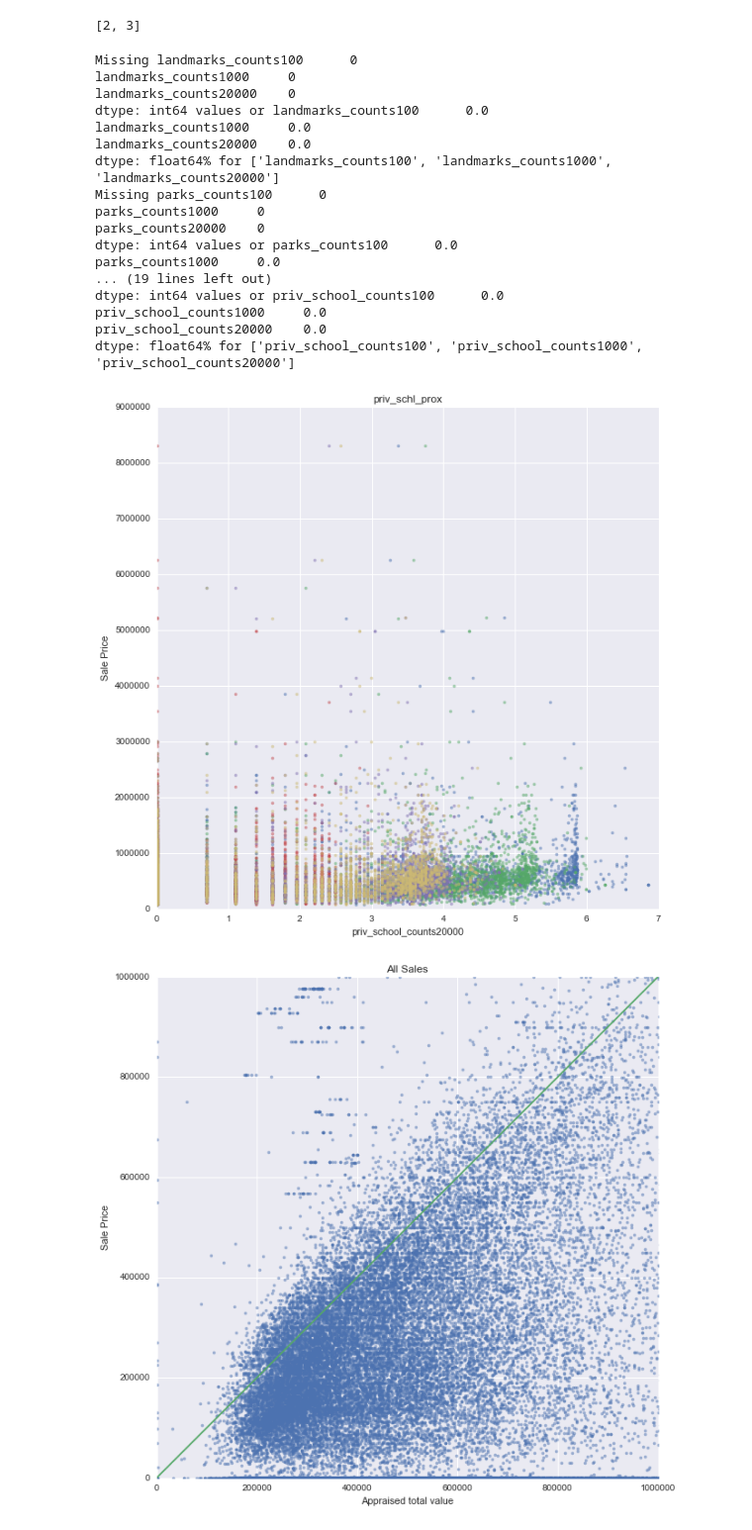
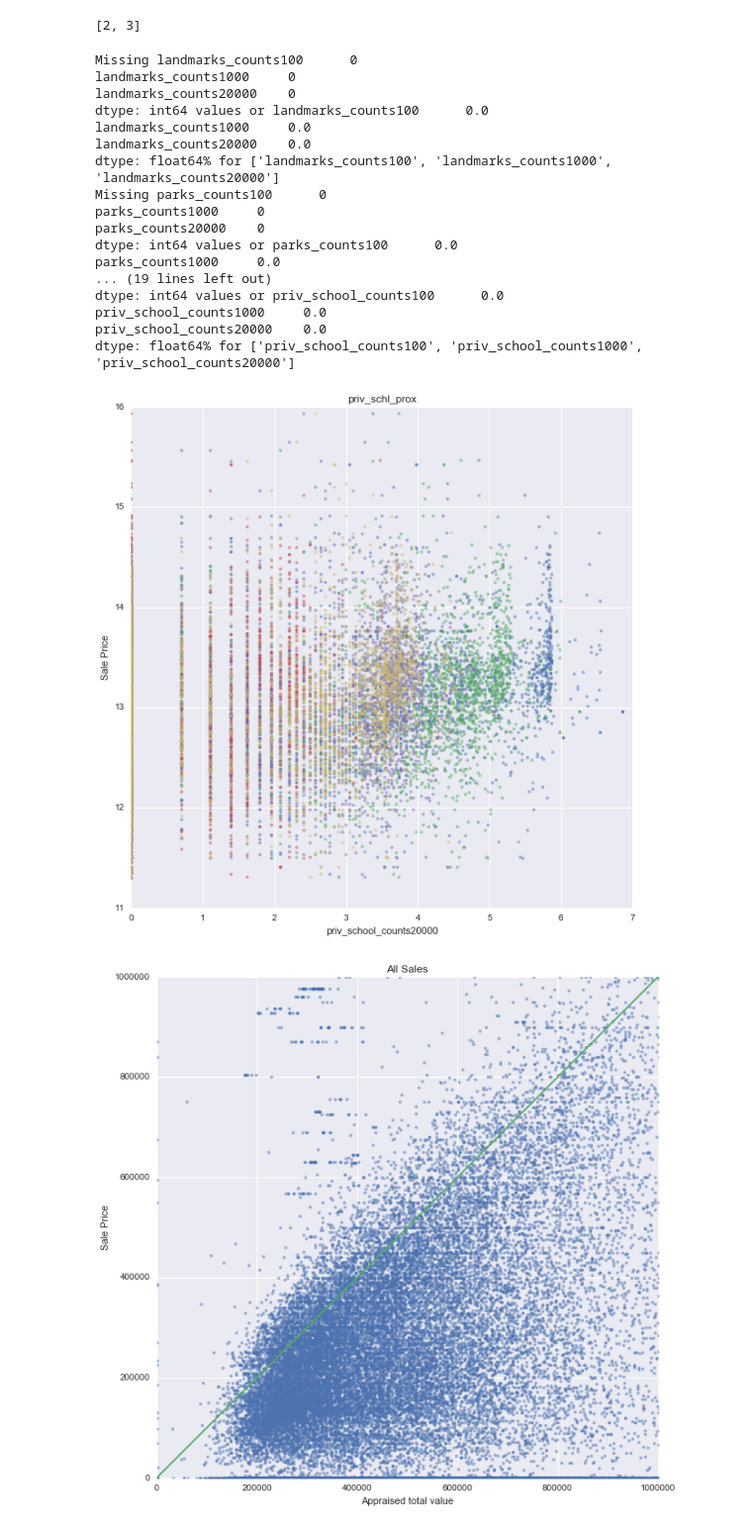
Before and after one commit to gavin-peterkin/king_county_property, a Jupyter notebook: notebooks/feature_development.ipynb, the cells around one changed output. Shown at 99% size. Cells and saved outputs as stored; diff of their text form; code cells hidden in the pictures.

```diff
--- a/notebooks/feature_development.ipynb
+++ b/notebooks/feature_development.ipynb
@@ -236,38 +236,38 @@ def plot_prox(df):
     for name, features in PROXIMITY_FEATURES.items():
         tmp_df = df[features].apply(lg_1)
         tmp_df['sale_price'] = df['sale_price']
-        plt.plot(tmp_df[features[-1]], tmp_df['sale_price'], '.', alpha=0.5)
+        plt.plot(tmp_df[features[-1]], np.log1p(tmp_df['sale_price']), '.', alpha=0.5)
         plt.title(name)
         plt.xlabel(features[-1])
         plt.ylabel('Sale Price')
         axes = plt.gca()
 #         axes.set_xlim([0,1e6])
 #         axes.set_ylim([0,1e6])
 #         plt.clf()
 
 plot_prox(parcel)
 
 # There seems to be a slight correlation especially with the 1000 km range. 20000km seems too big to be useful.
 # TODO: update distances to 5000, 10000, and 20000!
 # %% [output]
 Missing landmarks_counts100      0
 landmarks_counts1000     0
 landmarks_counts20000    0
 dtype: int64 values or landmarks_counts100      0.0
 landmarks_counts1000     0.0
 landmarks_counts20000    0.0
 dtype: float64% for ['landmarks_counts100', 'landmarks_counts1000', 'landmarks_counts20000']
 Missing parks_counts100      0
 parks_counts1000     0
 parks_counts20000    0
 dtype: int64 values or parks_counts100      0.0
 parks_counts1000     0.0
 ... (19 lines left out)
 dtype: int64 values or priv_school_counts100      0.0
 priv_school_counts1000     0.0
 priv_school_counts20000    0.0
 dtype: float64% for ['priv_school_counts100', 'priv_school_counts1000', 'priv_school_counts20000']
-[figure, old version]
+[figure, new version]
 # %%
 
 def plot_prices(df, title):
```
Also changed, not shown: 2 other files.
